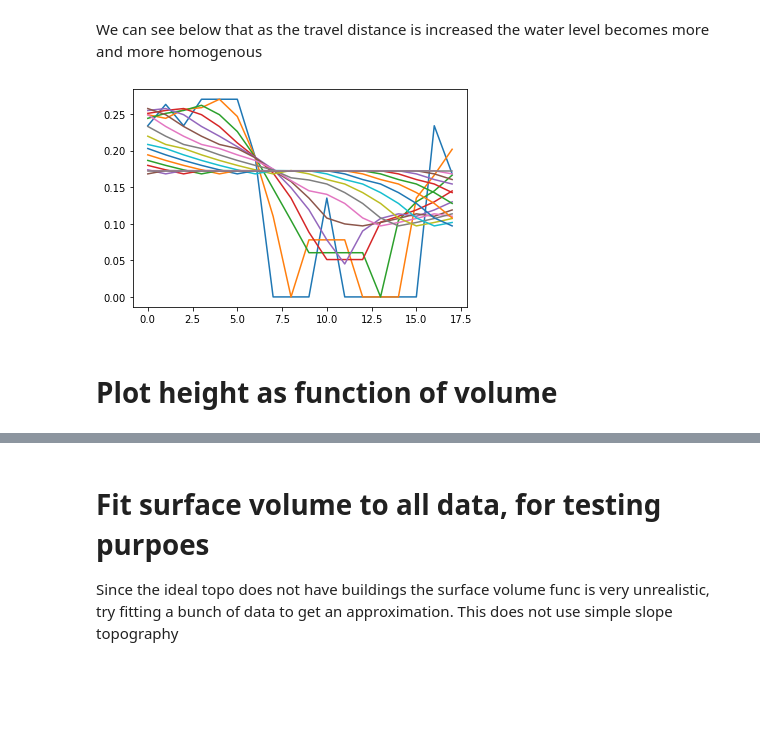
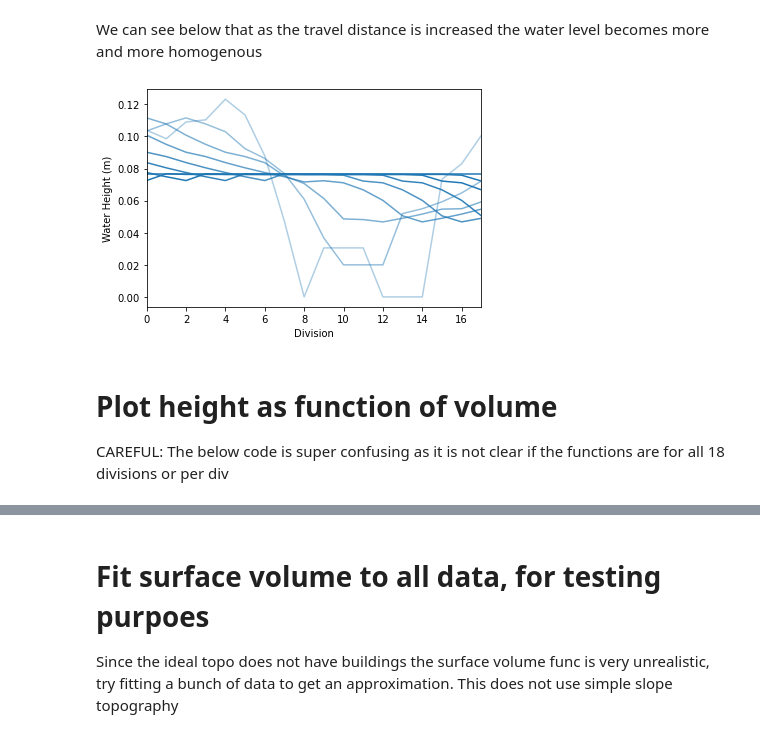
Before and after one commit to ym2540/GISSR_Optimization, a Jupyter notebook: ideal/ideal_test.ipynb, the cells around one changed output, grey strips where cells are left out. Drawn from its saved outputs; the diff is of its cells as text; code cells hidden in the pictures; blank space fills up the shorter version.

Commit message:
Added estimating tide h distr and some figures

```diff
--- a/ideal/ideal_test.ipynb
+++ b/ideal/ideal_test.ipynb
@@ -167,14 +167,21 @@ print(df)
 # %% [markdown]
 We can see below that as the travel distance is increased the water level becomes more and more homogenous
-# %%
-divs = list(range(18))
-for div in divs:
-    plt.plot(divs, data[div], label=div)
-#plt.legend()
-# %% [output]
-[figure, removed]
-# %% [markdown]
-# Plot height as function of volume
+# %%
+fig = plt.figure()
+divs = list(range(18))
+for div in divs:
+    if div % 2 == 1:
+        plt.plot(divs, data[div], 'tab:blue', label=div, alpha=min(1, 1/(18/div)+0.3))
+#plt.legend()
+plt.xlim(0, 17)
+plt.xlabel("Division")
+plt.ylabel(r"Water Height (m)")
+plt.savefig("Output/w_lvl_varying_wall_h.png", transparent=True, bbox_inches='tight')
+# %% [output]
+[figure, added]
+# %% [markdown]
+# Plot height as function of volume
+CAREFUL: The below code is super confusing as it is not clear if the functions are for all 18 divisions or per div
 # %%
 %matplotlib notebook
 
```
Also changed, not shown: parts of 7 cells of this notebook, 7 other files.
